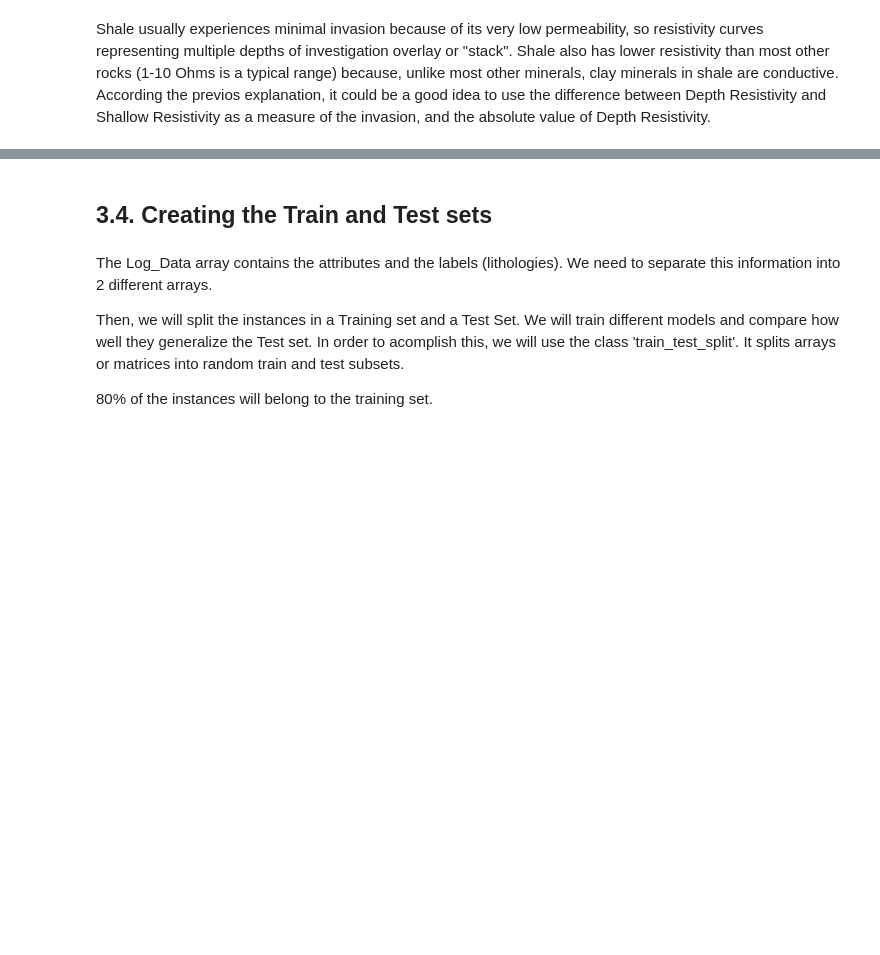
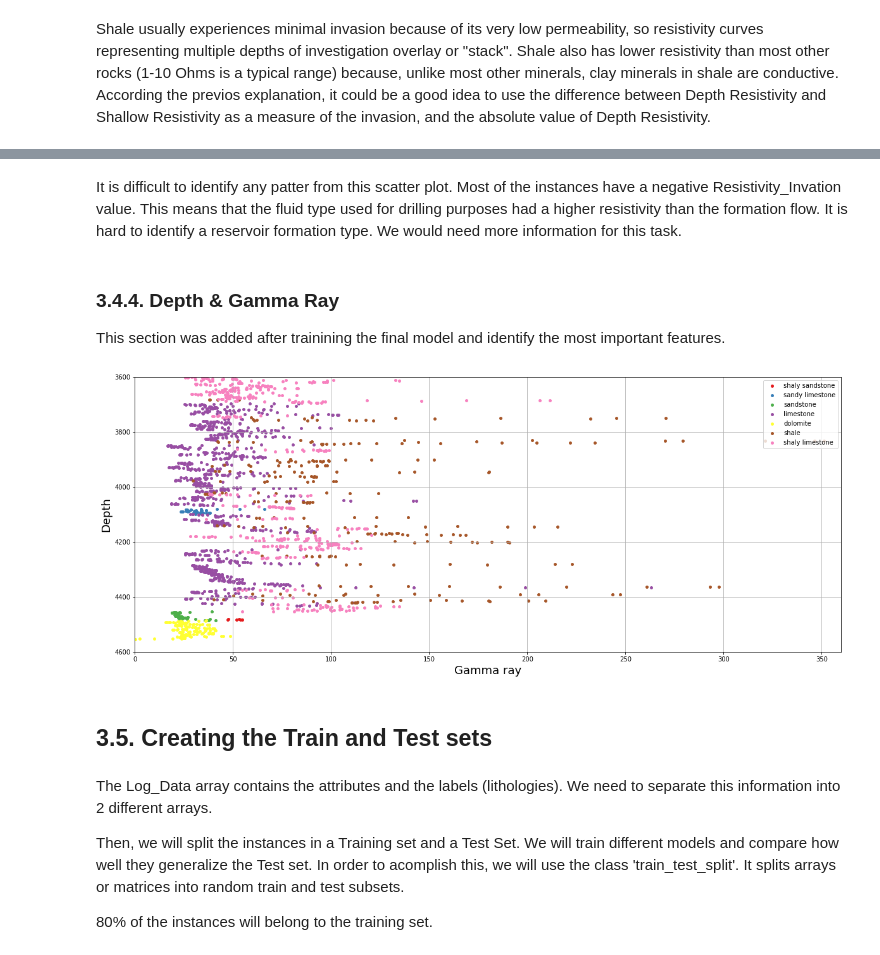
Before and after one commit to epmmko/Supervised_Machine_Learning_Project, a Jupyter notebook: Lithology Identification.ipynb, the cells around one changed output, grey strips where cells are left out. Saved outputs shown, nothing was run; the diff lists cells and outputs as text; code cells hidden in the pictures; blank space fills up the shorter version.

```diff
--- a/Lithology Identification.ipynb
+++ b/Lithology Identification.ipynb
@@ -152,5 +204,15 @@ Log_Data=Log_Data.drop(['Resistivity (Medium)','Resistivity (Shallow)','Micro-in
+# %% [markdown]
+It is difficult to identify any patter from this scatter plot. Most of the instances have a negative Resistivity_Invation value. This means that the fluid type used for drilling purposes had a higher resistivity than the formation flow.
+It is hard to identify a reservoir formation type. We would need more information for this task.
+# %% [markdown]
+### 3.4.4. Depth & Gamma Ray
+This section was added after trainining the final model and identify the most important features.
+# %%
+plot_scatter_type_of_formation(Log_Data['Gamma ray'],Log_Data['DEPTH'],Log_Data['Type of Formation'],axes=[0,360,4600,3600],x1label='Gamma ray',x2label='Depth')
+# %% [output]
+[figure, added]
 # %% [markdown]
-## 3.4. Creating the Train and Test sets
+## 3.5. Creating the Train and Test sets
 # %% [markdown]
 The Log_Data array contains the attributes and the labels (lithologies). We need to separate this information into 2 different arrays.
 
```
Also changed, not shown: parts of 39 cells of this notebook.
